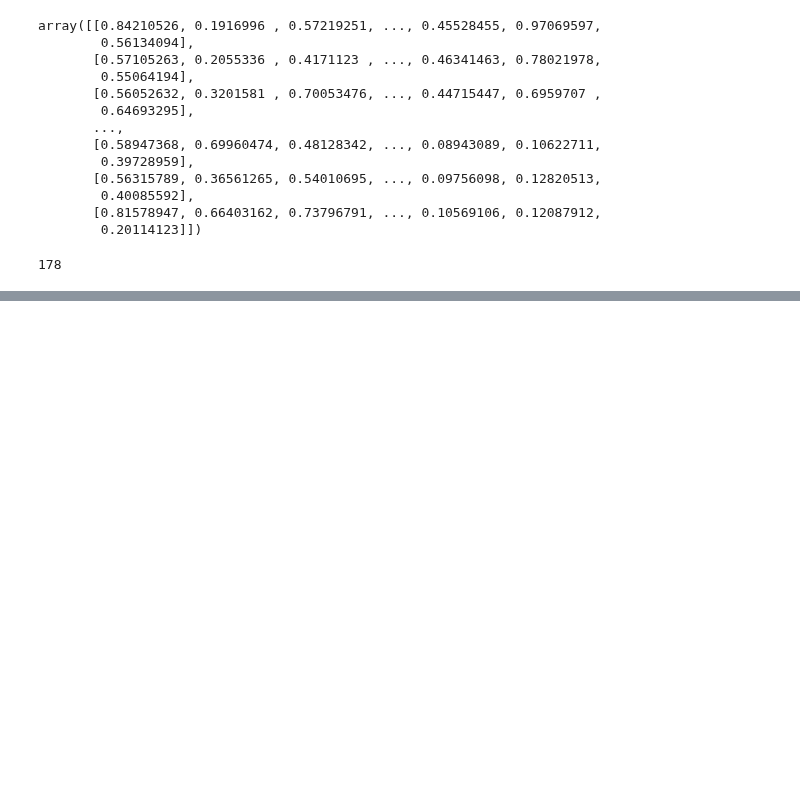
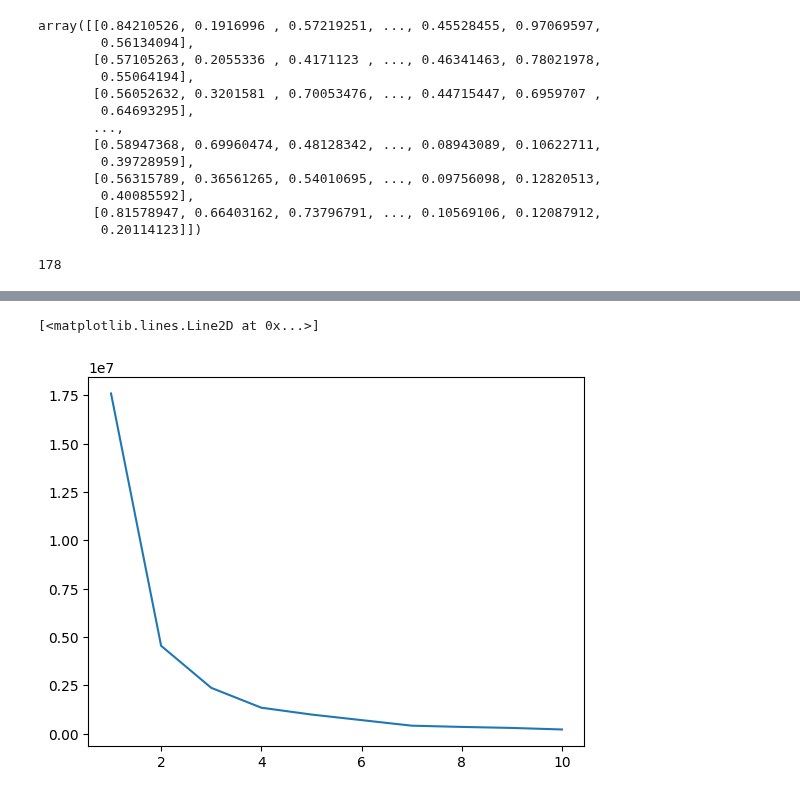
Before and after one commit to jaanisfehling/attention-mixed-type-clustering, a Jupyter notebook: deep_wine.ipynb, the cells around one changed output, grey strips where cells are left out. Saved outputs shown, nothing was run; the diff lists cells and outputs as text; code cells hidden in the pictures; blank space fills up the shorter version.

Commit message:
add normal clustering plot

```diff
--- a/deep_wine.ipynb
+++ b/deep_wine.ipynb
@@ -149,0 +150,15 @@ ax.plot(k_cand, results)
+# %%
+# Without the encoder
+
+results = list()
+k_cand = range(1, 11)
+
+for k in k_cand:
+    kmeans = KMeans(n_clusters=k, random_state=0, n_init="auto").fit(df)
+    results.append(kmeans.inertia_)
+
+fig, ax = plt.subplots()
+ax.plot(k_cand, results)
+# %% [output]
+[<matplotlib.lines.Line2D at 0x...>]
+[figure, added]
```
Also changed, not shown: parts of 3 cells of this notebook.
